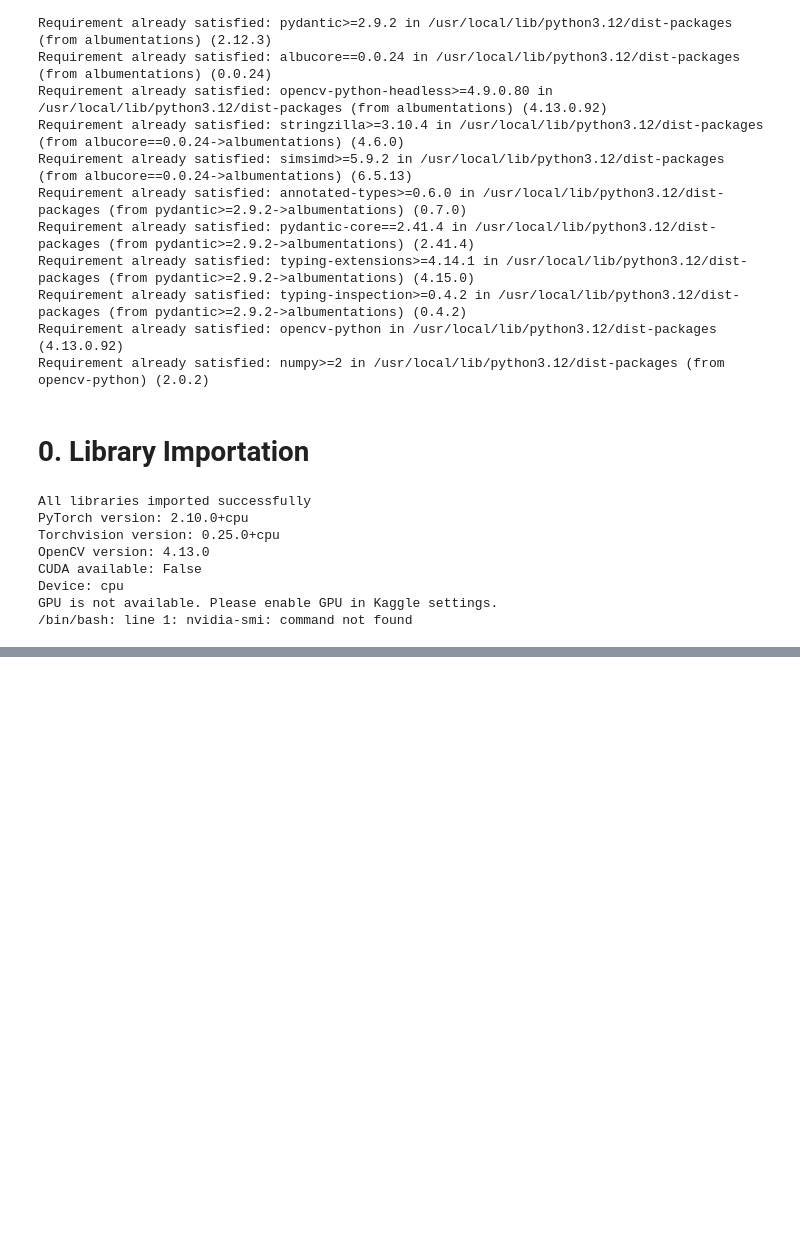
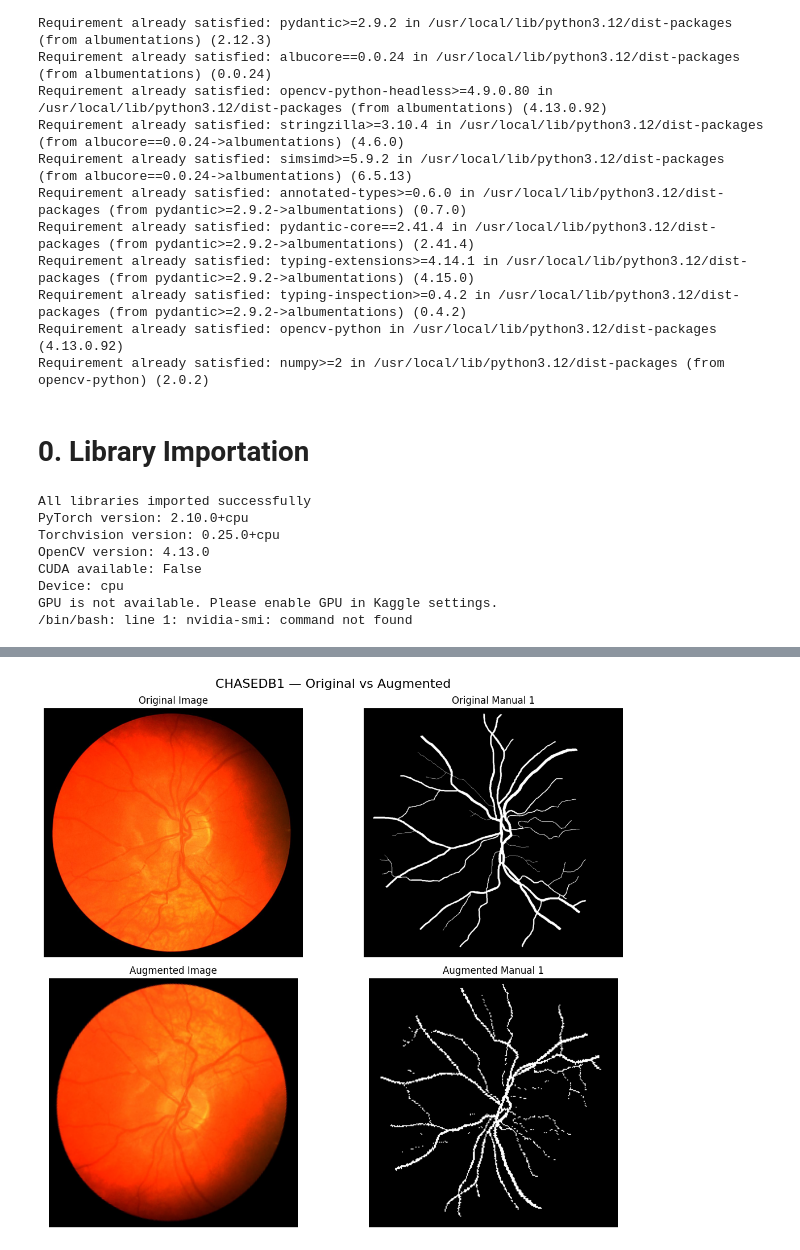
Before and after one commit to DannyPhongcoderso1/DL-retinal-vessel-segmentation-final, a Jupyter notebook: notebooks/01_Pretraining.ipynb, the cells around one changed output, grey strips where cells are left out. Saved outputs shown, nothing was run; the diff lists cells and outputs as text; code cells hidden in the pictures; blank space fills up the shorter version.

```diff
--- a/notebooks/01_Pretraining.ipynb
+++ b/notebooks/01_Pretraining.ipynb
@@ -79,0 +250,13 @@ set_seed(42)
+# %%
+# Train: manual_1 only
+train_dataset = CHASEDataset(train_img, train_m1, manual_2_paths=None, transform=train_transform, multiplier=4)
+
+# Val: manual_1 only
+val_dataset = CHASEDataset(val_img, val_m1, manual_2_paths=None, transform=val_transform, multiplier=1)
+
+# Test: both manual_1 and manual_2
+test_dataset = CHASEDataset(test_img, test_m1, manual_2_paths=test_m2, transform=val_transform, multiplier=5)
+
+print(f"Train size : {len(train_dataset)}")
+print(f"Val size   : {len(val_dataset)}")
+print(f"Test size  : {len(test_dataset)}")
@@ -79,0 +298,33 @@ set_seed(42)
+# %%
+# ===== AUGMENTATION =====
+ori_img  = np.array(Image.open(train_img[0]).convert("RGB"))
+ori_m1   = np.array(Image.open(train_m1[0]).convert("L"))
+
+aug_img_t, aug_m1_t = train_dataset[0]
+
+aug_img_vis = tensor_to_image(aug_img_t)
+aug_m1_vis  = aug_m1_t.numpy().squeeze()
+
+fig, axes = plt.subplots(2, 2, figsize=(12, 10))
+fig.suptitle("CHASEDB1 — Original vs Augmented", fontsize=16)
+
+axes[0, 0].imshow(ori_img)
+axes[0, 0].set_title("Original Image")
+axes[0, 0].axis('off')
+
+axes[0, 1].imshow(ori_m1, cmap='gray')
+axes[0, 1].set_title("Original Manual 1")
+axes[0, 1].axis('off')
+
+axes[1, 0].imshow(aug_img_vis)
+axes[1, 0].set_title("Augmented Image")
+axes[1, 0].axis('off')
+
+axes[1, 1].imshow(aug_m1_vis, cmap='gray')
+axes[1, 1].set_title("Augmented Manual 1")
+axes[1, 1].axis('off')
+
+plt.tight_layout()
+plt.show()
+# %% [output]
+[figure, added]
```
Also changed, not shown: parts of 21 cells of this notebook, 3 other files.
